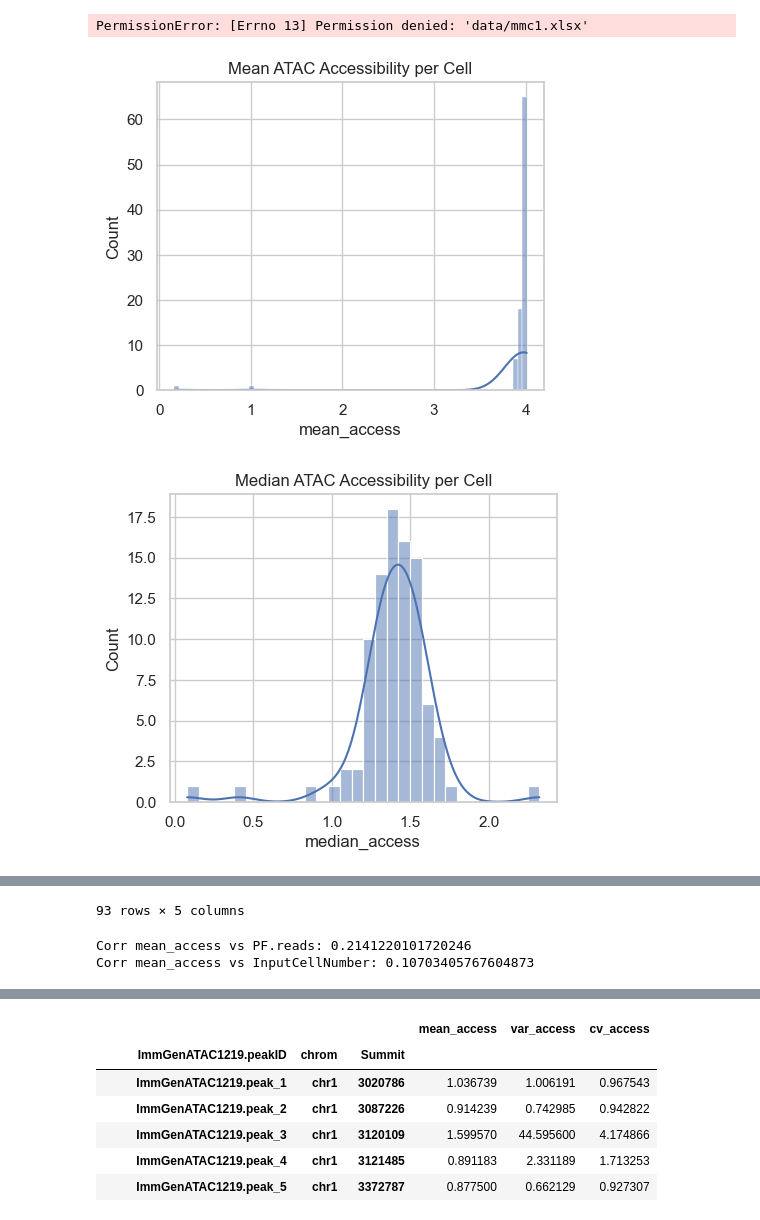
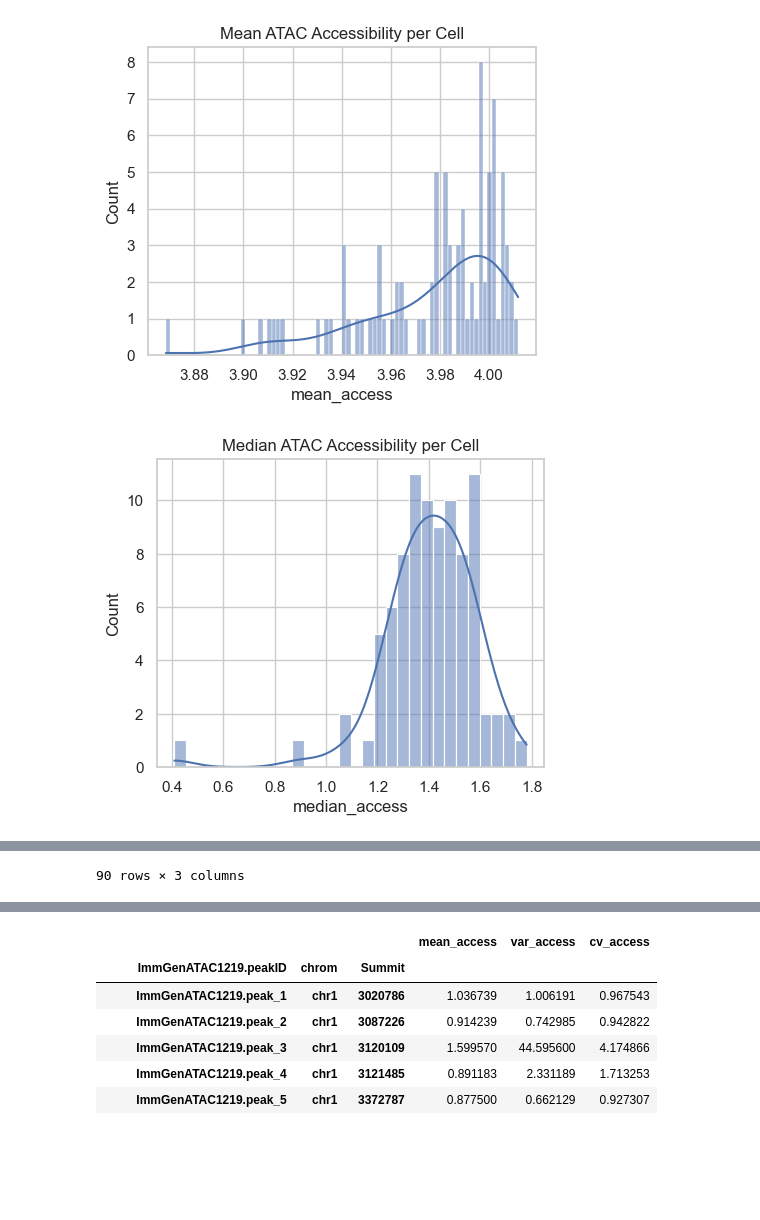
Before and after one commit to Topic2-Gene-Regulation-Immune-Cells/ILC-cells-Team4, a Jupyter notebook: test.ipynb, the cells around one changed output, grey strips where cells are left out. Cells and saved outputs as stored; diff of their text form; code cells hidden in the pictures; blank space fills up the shorter version.

```diff
--- a/test.ipynb
+++ b/test.ipynb
@@ -43,44 +43,41 @@ rna = pd.read_csv(RNA_SEQ_PATH, index_col=0)
 meta1 = pd.read_excel(MMC1_PATH, sheet_name="SortedPopulations")
 meta1 = meta1.set_index("SampleName")
 meta2 = pd.read_excel(MMC1_PATH, sheet_name="Read Statistics")
-meta2 = meta2.set_index("SampleName")
+meta2 = meta2.set_index("sample.name")
 
 #Load the annotation data
 refFlat = pd.read_csv(REFFLAT_PATH, sep="\t", header=None, comment="#", compression="gzip")
 refFlat.columns = ["geneName", "name", "chrom", "strand", "txStart", "txEnd",
     "cdsStart", "cdsEnd", "exonCount", "exonStarts", "exonEnds"]
-# %% [output]
-PermissionError: [Errno 13] Permission denied: 'data/mmc1.xlsx'
 # %%
 sns.set_theme(style="whitegrid")
 
 # 1. Compute per‐cell stats
 cell_stats = pd.DataFrame({
     "mean_access":   atac.mean(axis=0, numeric_only=True),
     "median_access": atac.median(axis=0, numeric_only=True),
     "std_access":    atac.std(axis=0, numeric_only=True)
 })
-# join QC metrics
-for col in ["PF.reads","InputCellNumber","TSS.enrichment"]:
-    if col in meta1.columns:
-        cell_stats[col] = meta1.groupby("CellType").sum()[col]
+#remove data that aren't cell populations
+cell_stats = cell_stats.drop(index=["mm10.60way.phastCons_scores", "_-log10_bestPvalue", "Included.in.systematic.analysis"])
 
 # 2. Visualize
 plt.figure(figsize=(5,4))
 sns.histplot(cell_stats["mean_access"], bins=80, kde=True)
 plt.title("Mean ATAC Accessibility per Cell")
 plt.show()
 
 plt.figure(figsize=(5,4))
 sns.histplot(cell_stats["median_access"], bins=30, kde=True)
 plt.title("Median ATAC Accessibility per Cell")
 plt.show()
 
 plt.figure(figsize=(5,4))
 sns.histplot(cell_stats["std_access"], bins=80, kde=True)
 plt.title("std ATAC Accessibility per Cell")
 plt.show()
+
 cell_stats
 # %% [output]
-[figure, old version]
+[figure, new version]
-[figure, old version]
+[figure, new version]
@@ -100,14 +97,4 @@ cell_stats
-93 rows × 5 columns
+90 rows × 3 columns
-# %%
-
-# 3. Correlation
-print("Corr mean_access vs PF.reads:",
-      cell_stats["mean_access"].corr(cell_stats.get("PF.reads")))
-print("Corr mean_access vs InputCellNumber:",
-      cell_stats["mean_access"].corr(cell_stats.get("InputCellNumber")))
-# %% [output]
-Corr mean_access vs PF.reads: 0.2141220101720246
-Corr mean_access vs InputCellNumber: 0.10703405767604873
 # %%
 
 rna_cell_stats = pd.DataFrame({
```
Also changed, not shown: parts of 6 cells of this notebook.
